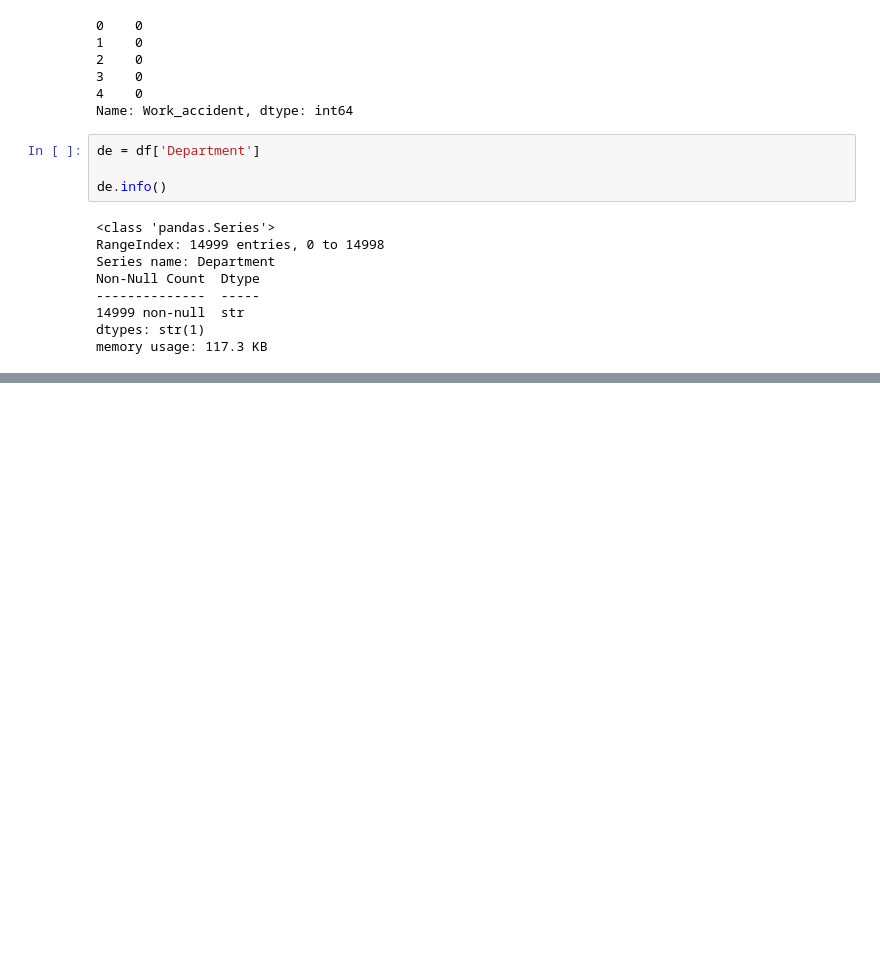
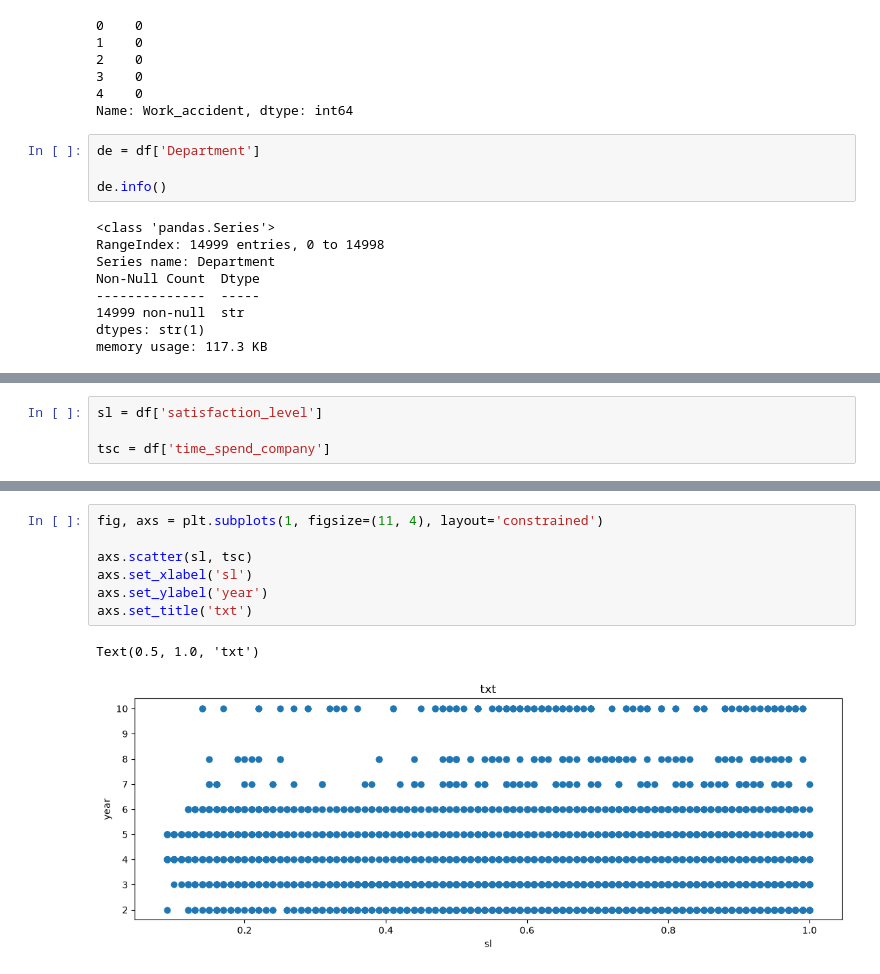
Before and after one commit to M-Renberg/Artificiell-intelligense-course-part-1, a Jupyter notebook: koduppgift3.ipynb, the cells around one changed output, grey strips where cells are left out. Drawn from its saved outputs; the diff is of its cells as text; blank space fills up the shorter version.

```diff
--- a/koduppgift3.ipynb
+++ b/koduppgift3.ipynb
@@ -93,0 +117,4 @@ plt.show()
+# %%
+sl = df['satisfaction_level']
+
+tsc = df['time_spend_company']
@@ -93,0 +139,10 @@ plt.show()
+# %%
+fig, axs = plt.subplots(1, figsize=(11, 4), layout='constrained')
+
+axs.scatter(sl, tsc)
+axs.set_xlabel('sl')
+axs.set_ylabel('year')
+axs.set_title('txt')
+# %% [output]
+Text(0.5, 1.0, 'txt')
+[figure, added]
```
Also changed, not shown: parts of 11 cells of this notebook.
